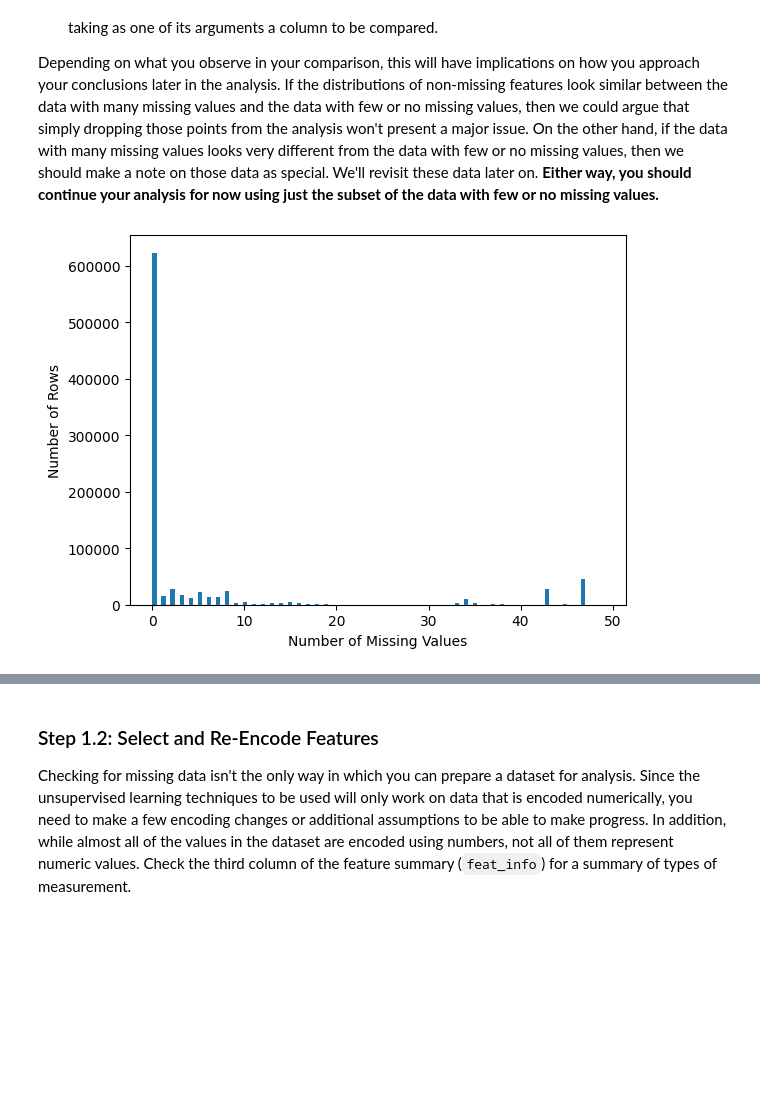
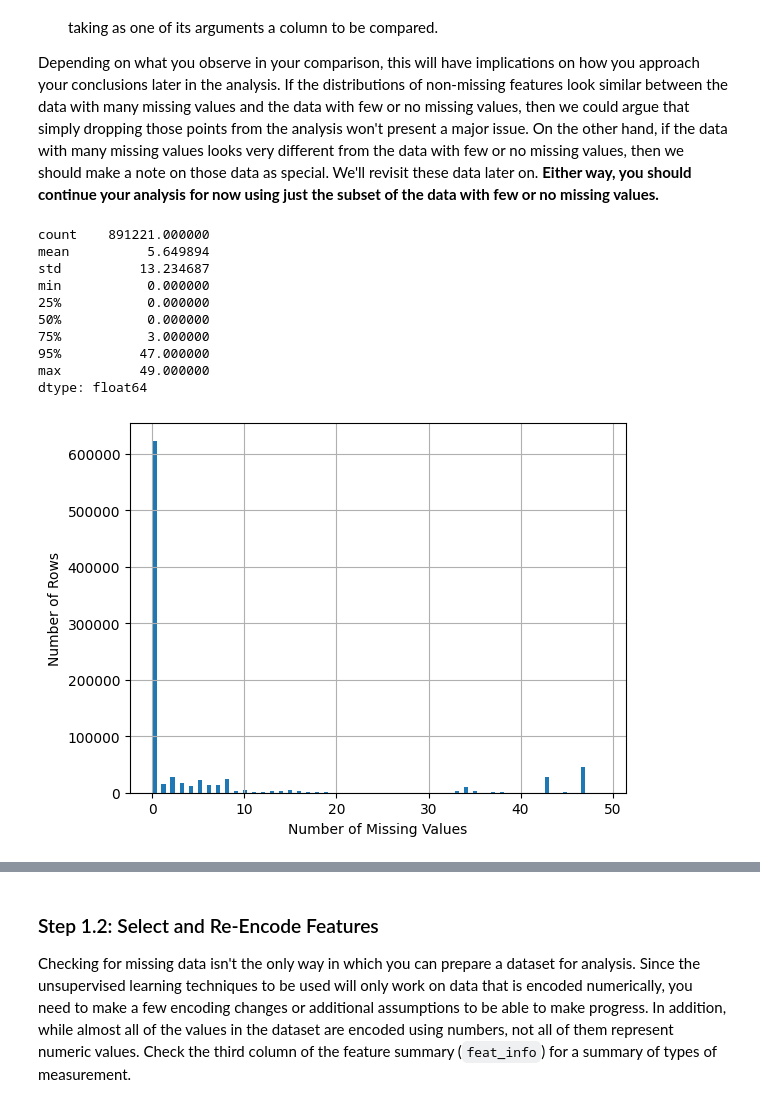
Before and after one commit to p477d343/Machine-Learning-Project, a Jupyter notebook: Creating Customer Segments with Arvato/Identify_Customer_Segments.ipynb, the cells around one changed output, grey strips where cells are left out. Saved outputs shown, nothing was run; the diff lists cells and outputs as text; code cells hidden in the pictures; blank space fills up the shorter version.

```diff
--- a/Creating Customer Segments with Arvato/Identify_Customer_Segments.ipynb
+++ b/Creating Customer Segments with Arvato/Identify_Customer_Segments.ipynb
@@ -100,4 +133,5 @@ For the remaining features, are there any patterns in which columns have, or sha
 # %%
 # Perform an assessment of how much missing data there is in each column of the
 # dataset.
-percent_missing_per_column =(azdias.isnull().sum()/len(azdias))*100
+missing_values = azdias_c.isnull().sum()
+missing_values
@@ -127,5 +163,7 @@ plt.show()
 # %%
 # Remove the outlier columns from the dataset. (You'll perform other data
 # engineering tasks such as re-encoding and imputation later.)
+outliers=missing_values[missing_values>200000]
+print("Outliers to drop:", outliers.index)
 
-percent_missing_per_column_20 = percent_missing_per_column[percent_missing_per_column>20]
+azdias_c=azdias_c.drop(outliers.index, axis=1, errors='ignore')
@@ -164,13 +197,27 @@ In order to know what to do with the outlier rows, we should see if the distribu
 Depending on what you observe in your comparison, this will have implications on how you approach your conclusions later in the analysis. If the distributions of non-missing features look similar between the data with many missing values and the data with few or no missing values, then we could argue that simply dropping those points from the analysis won't present a major issue. On the other hand, if the data with many missing values looks very different from the data with few or no missing values, then we should make a note on those data as special. We'll revisit these data later on. **Either way, you should continue your analysis for now using just the subset of the data with few or no missing values.**
 # %%
 # How much data is missing in each row of the dataset?
-missing_rows = azdias.isnull().sum(axis=1)
-plt.hist(missing_rows, bins=100)
+
+md_per_row = azdias_c.isnull().sum(axis=1)
+
+print(md_per_row.describe(percentiles=[.25, .5, .75, .95]))
+
+md_per_row.hist(bins=100)
+plt.xlabel('Number of Missing Values')
 plt.ylabel('Number of Rows')
-plt.xlabel('Number of Missing Values')
 plt.show()
 # %% [output]
+count    891221.000000
+mean          5.649894
+std          13.234687
+min           0.000000
+25%           0.000000
+50%           0.000000
+75%           3.000000
+95%          47.000000
+max          49.000000
+dtype: float64
-[figure, old version]
+[figure, new version]
 # %%
 # Write code to divide the data into two subsets based on the number of missing values in each row.
 threshold = 20
```
Also changed, not shown: parts of 78 cells of this notebook, 1 other file.
